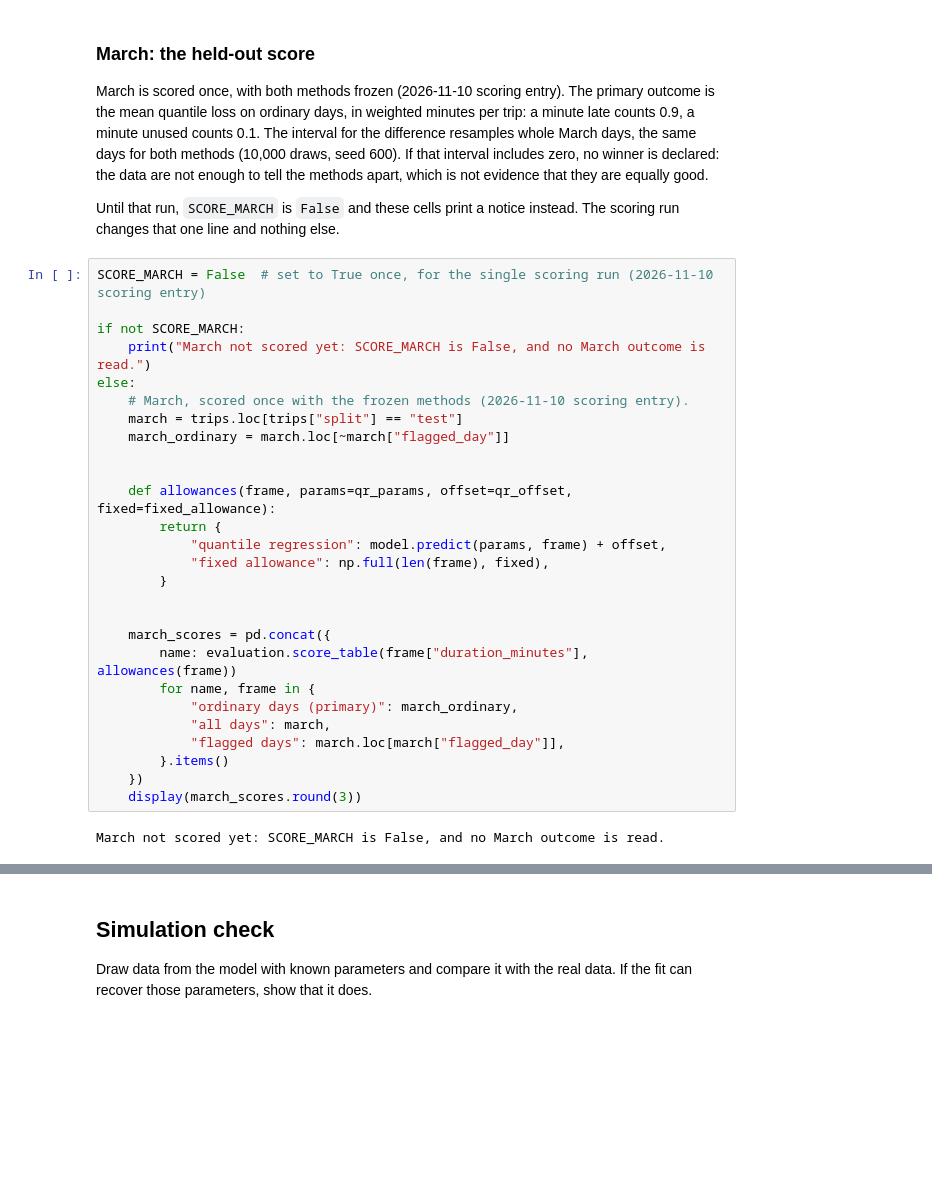
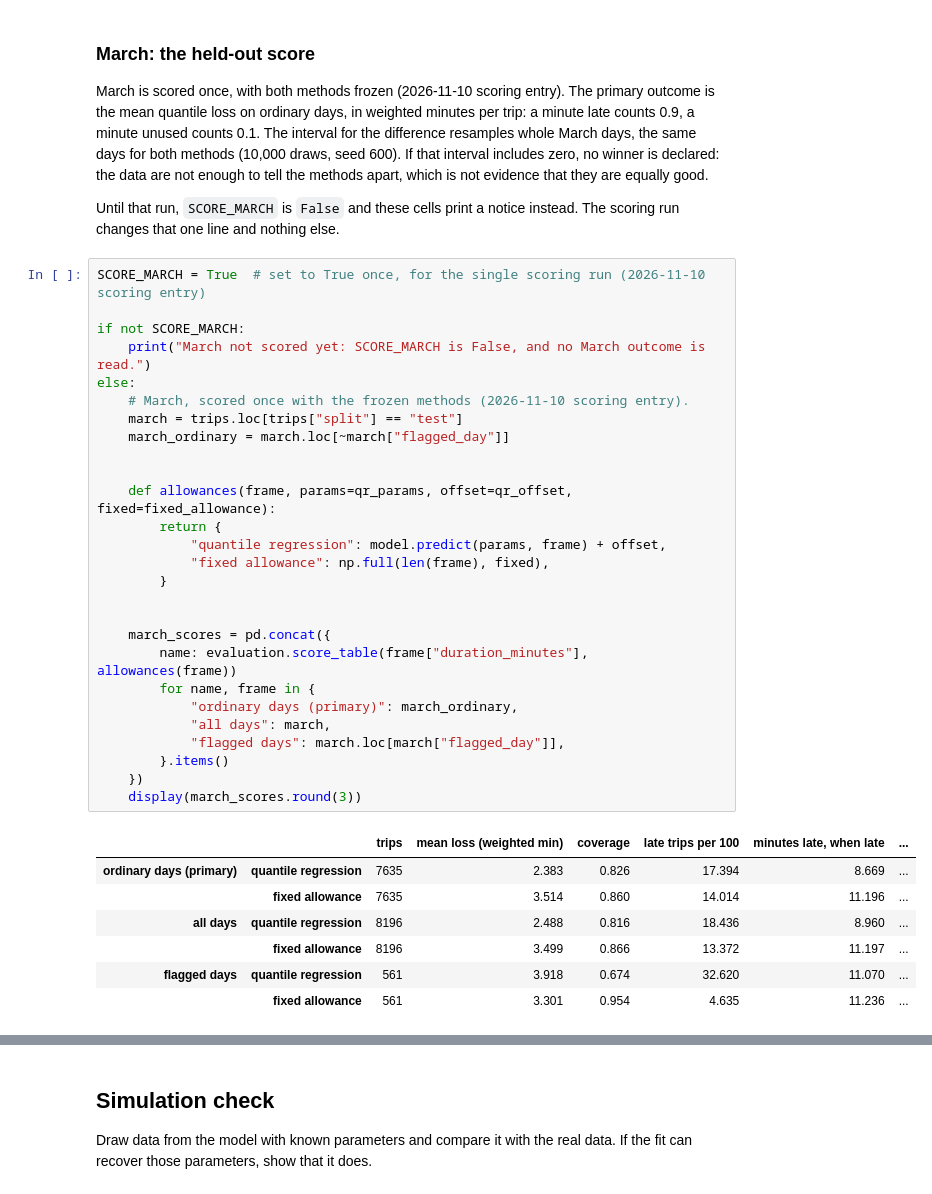
Before and after one commit to ponyta3/aii600-final-project, a Jupyter notebook: analysis.ipynb, the cells around one changed output, grey strips where cells are left out. Cells and saved outputs as stored; diff of their text form; blank space fills up the shorter version.

```diff
--- a/analysis.ipynb
+++ b/analysis.ipynb
@@ -635,34 +635,40 @@ data are not enough to tell the methods apart, which is not evidence that they a
 Until that run, `SCORE_MARCH` is `False` and these cells print a notice instead. The scoring run changes that one line
 and nothing else.
 # %%
-SCORE_MARCH = False  # set to True once, for the single scoring run (2026-11-10 scoring entry)
+SCORE_MARCH = True  # set to True once, for the single scoring run (2026-11-10 scoring entry)
 
 if not SCORE_MARCH:
     print("March not scored yet: SCORE_MARCH is False, and no March outcome is read.")
 else:
     # March, scored once with the frozen methods (2026-11-10 scoring entry).
     march = trips.loc[trips["split"] == "test"]
     march_ordinary = march.loc[~march["flagged_day"]]
 
 
     def allowances(frame, params=qr_params, offset=qr_offset, fixed=fixed_allowance):
         return {
             "quantile regression": model.predict(params, frame) + offset,
             "fixed allowance": np.full(len(frame), fixed),
         }
 
 
     march_scores = pd.concat({
         name: evaluation.score_table(frame["duration_minutes"], allowances(frame))
         for name, frame in {
             "ordinary days (primary)": march_ordinary,
             "all days": march,
             "flagged days": march.loc[march["flagged_day"]],
         }.items()
     })
     display(march_scores.round(3))
 # %% [output]
-March not scored yet: SCORE_MARCH is False, and no March outcome is read.
+|  |  | trips | mean loss (weighted min) | coverage | late trips per 100 | minutes late, when late | ... |
+| ordinary days (primary) | quantile regression | 7635 | 2.383 | 0.826 | 17.394 | 8.669 | ... |
+|  | fixed allowance | 7635 | 3.514 | 0.860 | 14.014 | 11.196 | ... |
+| all days | quantile regression | 8196 | 2.488 | 0.816 | 18.436 | 8.960 | ... |
+|  | fixed allowance | 8196 | 3.499 | 0.866 | 13.372 | 11.197 | ... |
+| flagged days | quantile regression | 561 | 3.918 | 0.674 | 32.620 | 11.070 | ... |
+|  | fixed allowance | 561 | 3.301 | 0.954 | 4.635 | 11.236 | ... |
 # %%
 if not SCORE_MARCH:
     print("March not scored yet: SCORE_MARCH is False, and no March outcome is read.")
```
Also changed, not shown: parts of 4 cells of this notebook.
